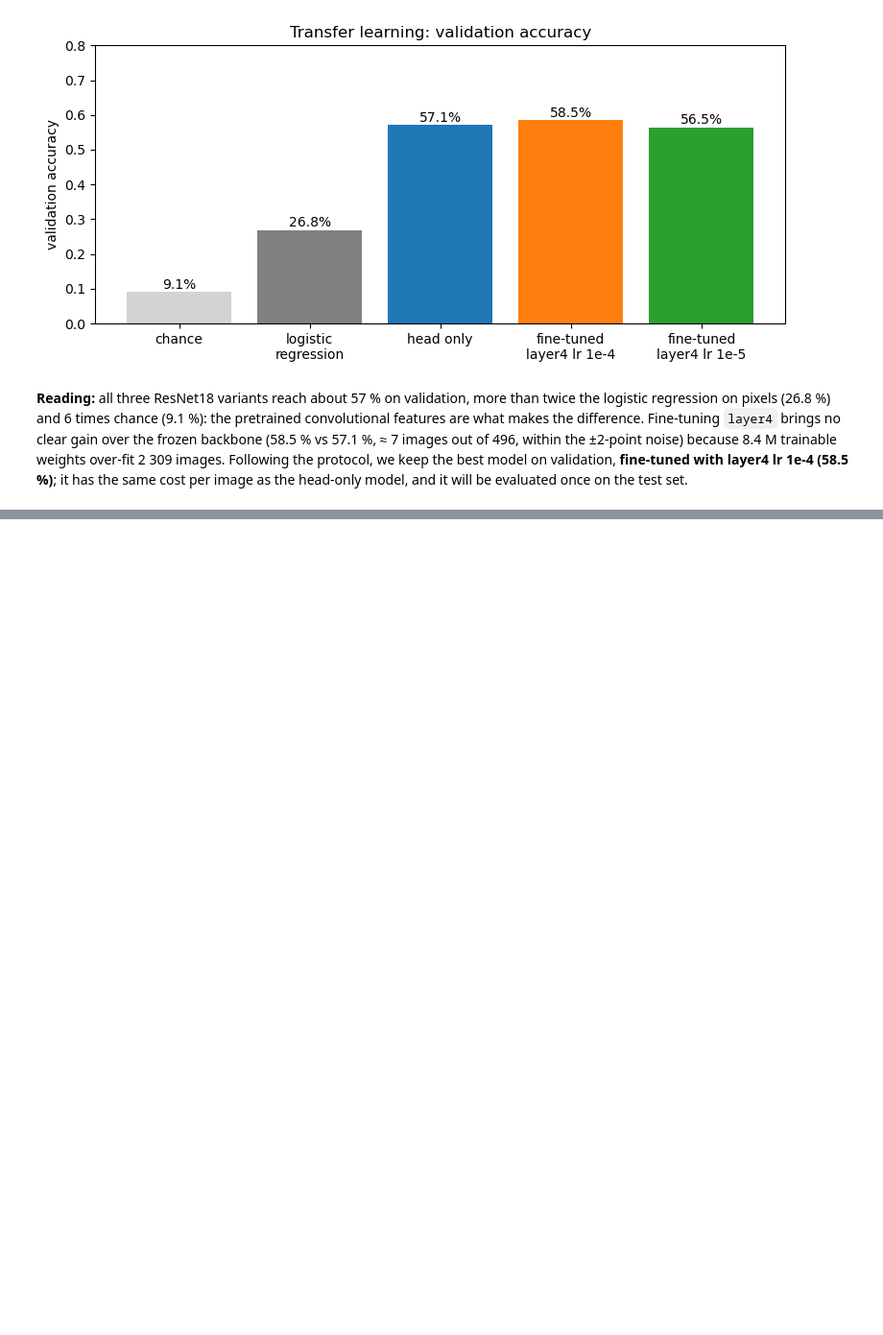
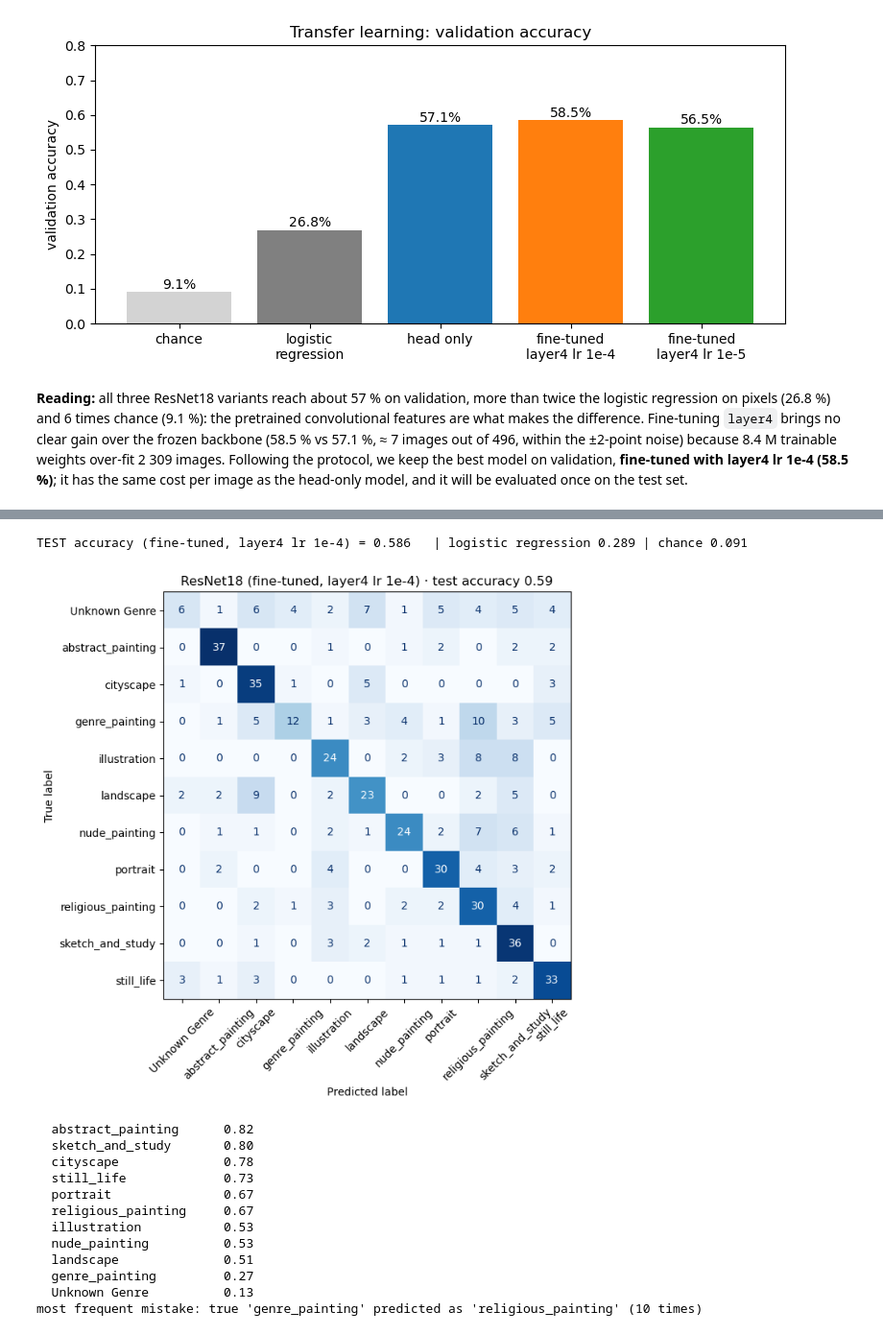
Before and after one commit to lcaquelin/Neural_Networks, a Jupyter notebook: notebooks/05_resnet.ipynb, the cells around one changed output, grey strips where cells are left out. Shown at 96% size. Saved outputs shown, nothing was run; the diff lists cells and outputs as text; code cells hidden in the pictures; blank space fills up the shorter version.

```diff
--- a/notebooks/05_resnet.ipynb
+++ b/notebooks/05_resnet.ipynb
@@ -286,0 +290,36 @@ model chosen on validation: fine-tuned, layer4 lr 1e-4 | check: 0.585
+# %%
+chosen_label = candidates[chosen][0]
+test_loss, test_acc = evaluate(model, test_loader, loss_fn)
+model.eval()
+with torch.no_grad():
+    y_pred = torch.cat([model(xb.to(device)).argmax(1).cpu() for xb, _ in test_loader]).numpy()
+y_true = y_all[torch.as_tensor(idx["test"])].numpy()
+print(f"TEST accuracy ({chosen_label}) = {test_acc:.3f}   | logistic regression 0.289 | chance {1 / C:.3f}")
+
+cm = confusion_matrix(y_true, y_pred, labels=range(C))
+fig, ax = plt.subplots(figsize=(8, 7))
+ConfusionMatrixDisplay(cm, display_labels=class_names).plot(ax=ax, xticks_rotation=45, colorbar=False, cmap="Blues")
+ax.set_title(f"ResNet18 ({chosen_label}) · test accuracy {test_acc:.2f}"); fig.tight_layout()
+fig.savefig(FIG_DIR / "resnet_confusion_test.png", dpi=150); plt.show()
+
+per_class = cm.diagonal() / cm.sum(axis=1)
+for name, acc in sorted(zip(class_names, per_class), key=lambda t: -t[1]):
+    print(f"  {name:22s} {acc:.2f}")
+off = cm.copy(); np.fill_diagonal(off, 0); i, j = np.unravel_index(off.argmax(), off.shape)
+if off[i, j] > 0:
+    print(f"most frequent mistake: true '{class_names[i]}' predicted as '{class_names[j]}' ({off[i, j]} times)")
+# %% [output]
+TEST accuracy (fine-tuned, layer4 lr 1e-4) = 0.586   | logistic regression 0.289 | chance 0.091
+[figure, added]
+  abstract_painting      0.82
+  sketch_and_study       0.80
+  cityscape              0.78
+  still_life             0.73
+  portrait               0.67
+  religious_painting     0.67
+  illustration           0.53
+  nude_painting          0.53
+  landscape              0.51
+  genre_painting         0.27
+  Unknown Genre          0.13
+most frequent mistake: true 'genre_painting' predicted as 'religious_painting' (10 times)
```
Also changed, not shown: parts of 5 cells of this notebook, 1 other file.
